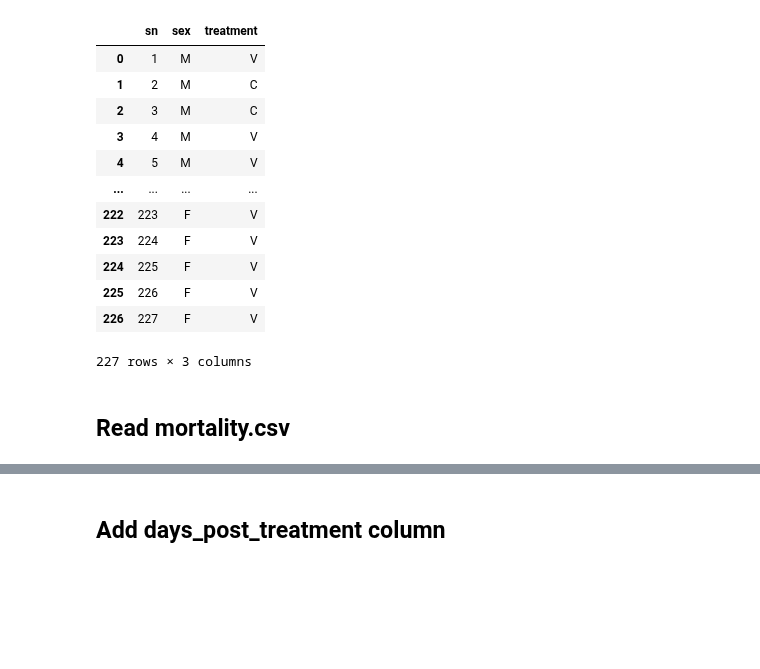
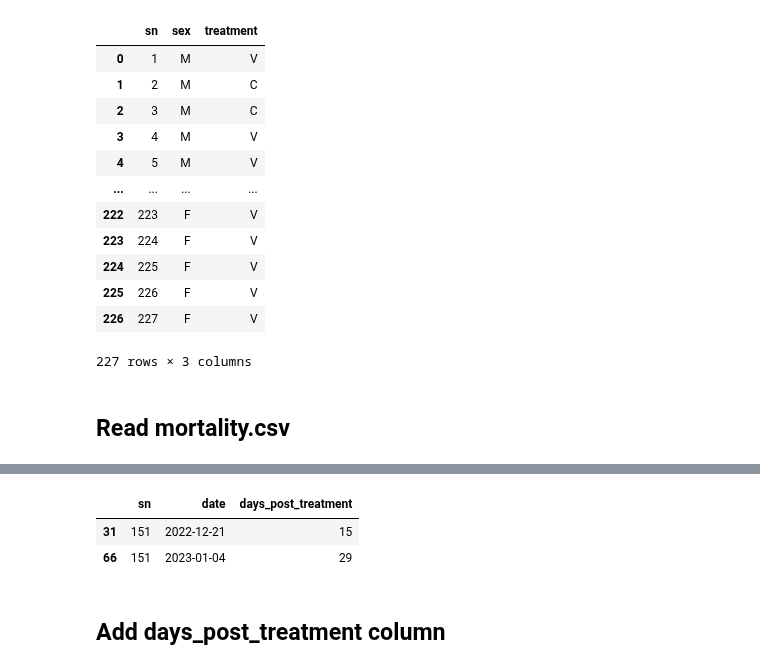
Before and after one commit to aubreymoore/palau-guts-experiment, a Jupyter notebook: newt.ipynb, the cells around one changed output, grey strips where cells are left out. Saved outputs shown, nothing was run; the diff lists cells and outputs as text; code cells hidden in the pictures; blank space fills up the shorter version.

```diff
--- a/newt.ipynb
+++ b/newt.ipynb
@@ -69,5 +65,11 @@ df_mortality
 # %%
-assert(df_mortality.sn.is_unique)
+# assert(df_mortality.sn.is_unique)
+dups = df_mortality.duplicated(subset=['sn'], keep=False)
+df_mortality[dups]
+# %% [output]
+|  | sn | date | days_post_treatment |
+| 31 | 151 | 2022-12-21 | 15 |
+| 66 | 151 | 2023-01-04 | 29 |
 # %% [markdown]
 ## Add days_post_treatment column
 # %%
```
Also changed, not shown: parts of 5 cells of this notebook, 2 other files.
